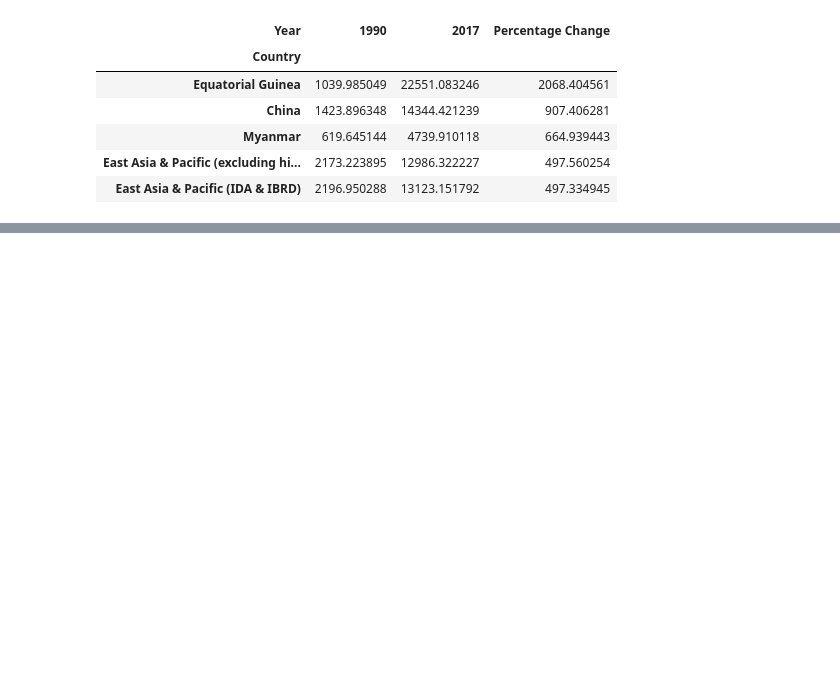
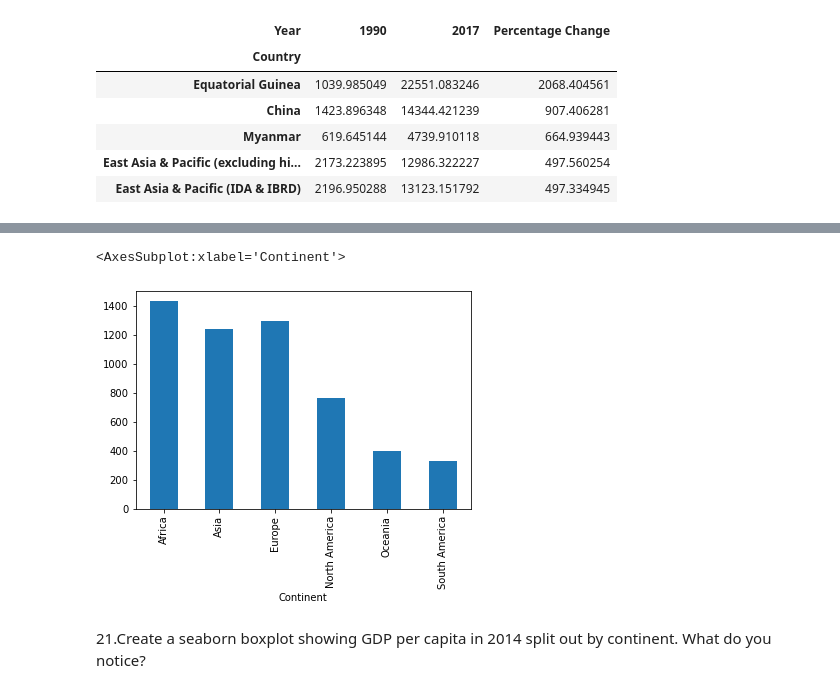
Before and after one commit to nss-data-science-cohort-5/un_exploration-ZhenyaC, a Jupyter notebook: notebooks/UN_Data_Exploration.ipynb, the cells around one changed output, grey strips where cells are left out. Cells and saved outputs as stored; diff of their text form; code cells hidden in the pictures; blank space fills up the shorter version.

```diff
--- a/notebooks/UN_Data_Exploration.ipynb
+++ b/notebooks/UN_Data_Exploration.ipynb
@@ -439,0 +445,5 @@ plt.legend(loc='upper right')
+# %%
+gdp_df=pd.merge(left = continents,
+         right = gdp_df,
+         left_on = 'Country',
+         right_on = 'Country')
@@ -439,0 +472,16 @@ plt.legend(loc='upper right')
+# %%
+gdp_df.groupby("Continent")["Country"].count().plot(kind="bar")
+#num_countries_per_continent=gdp_df.groupby("Continent")["Country"].count().hist(bins=4)
+#num_countries_per_continent
+#plt.hist(num_countries["Continent"])
+#????
+#plt.legend
+#plt.hist(gdp_df.groupby("Continent")["Country"].count()['Continent'])
+#plt.xlabel('GDP Per Capita ($mm)', fontweight ='bold')
+#plt.ylabel('Count', fontweight ='bold')
+#plt.title('2014 GDP Per Capita',fontweight ='bold')
+# %% [output]
+<AxesSubplot:xlabel='Continent'>
+[figure, added]
+# %% [markdown]
+21.Create a seaborn boxplot showing GDP per capita in 2014 split out by continent. What do you notice?
```
Also changed, not shown: parts of 16 cells of this notebook.
